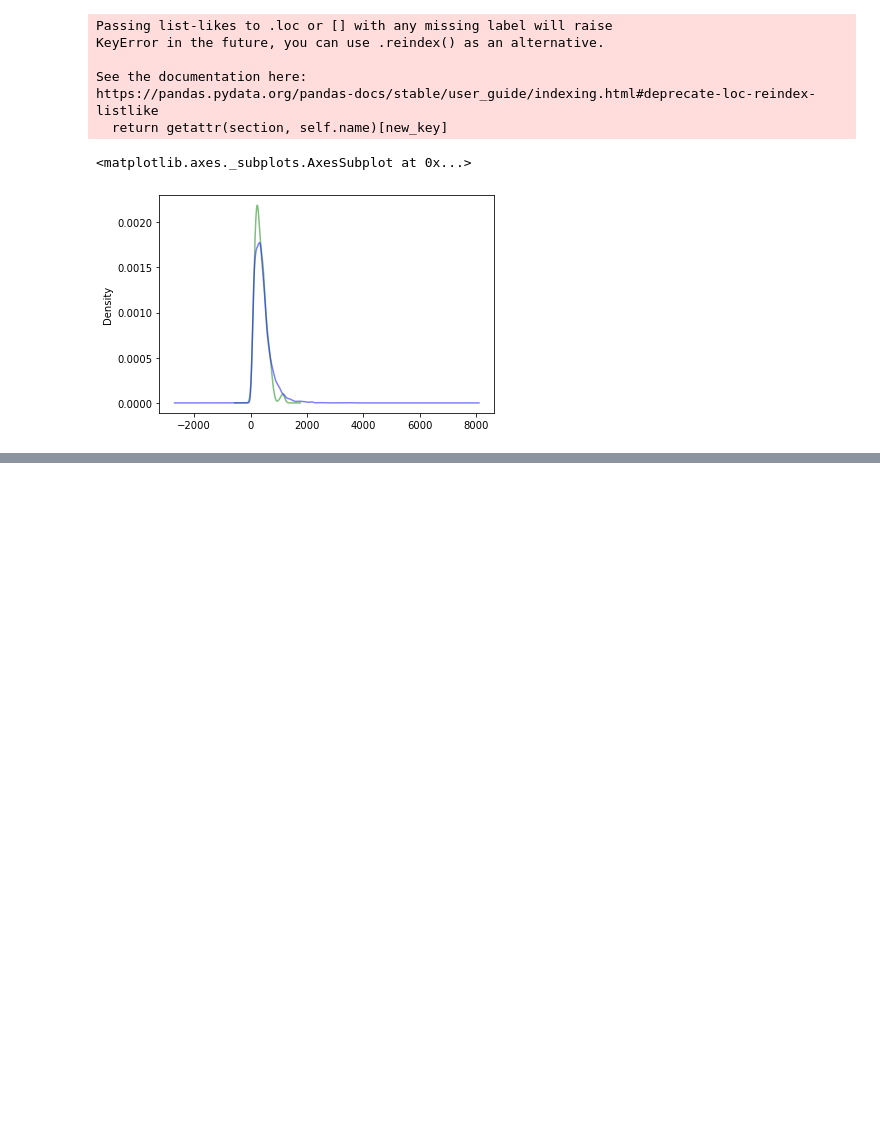
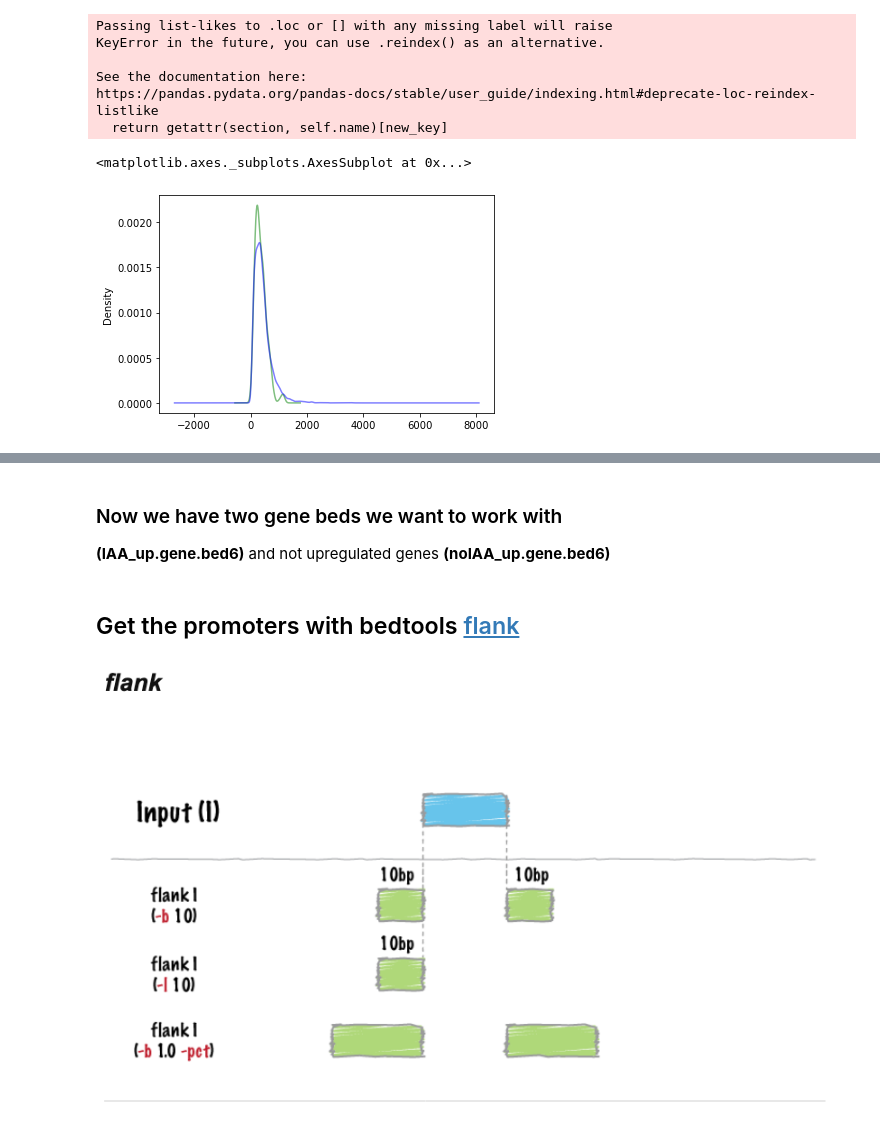
Before and after one commit to JanaSperschneider/Python_Intro_ANU_RSB, a Jupyter notebook: PythonProgramming_Session4.ipynb, the cells around one changed output, grey strips where cells are left out. Saved outputs shown, nothing was run; the diff lists cells and outputs as text; code cells hidden in the pictures; blank space fills up the shorter version.

```diff
--- a/PythonProgramming_Session4.ipynb
+++ b/PythonProgramming_Session4.ipynb
@@ -555,0 +756,10 @@ https://pandas.pydata.org/pandas-docs/stable/user_guide/indexing.html#deprecate-
+# %% [markdown]
+### Now we have two gene beds we want to work with
+
+**(IAA_up.gene.bed6)** and not upregulated genes **(noIAA_up.gene.bed6)**
+# %% [markdown]
+## Get the promoters with bedtools [flank](https://bedtools.readthedocs.io/en/latest/content/tools/flank.html?highlight=flank)
+# %%
+Image('figures/Flank.png')
+# %% [output]
+[figure, added]
```
Also changed, not shown: parts of 50 cells of this notebook, 14 other files.
